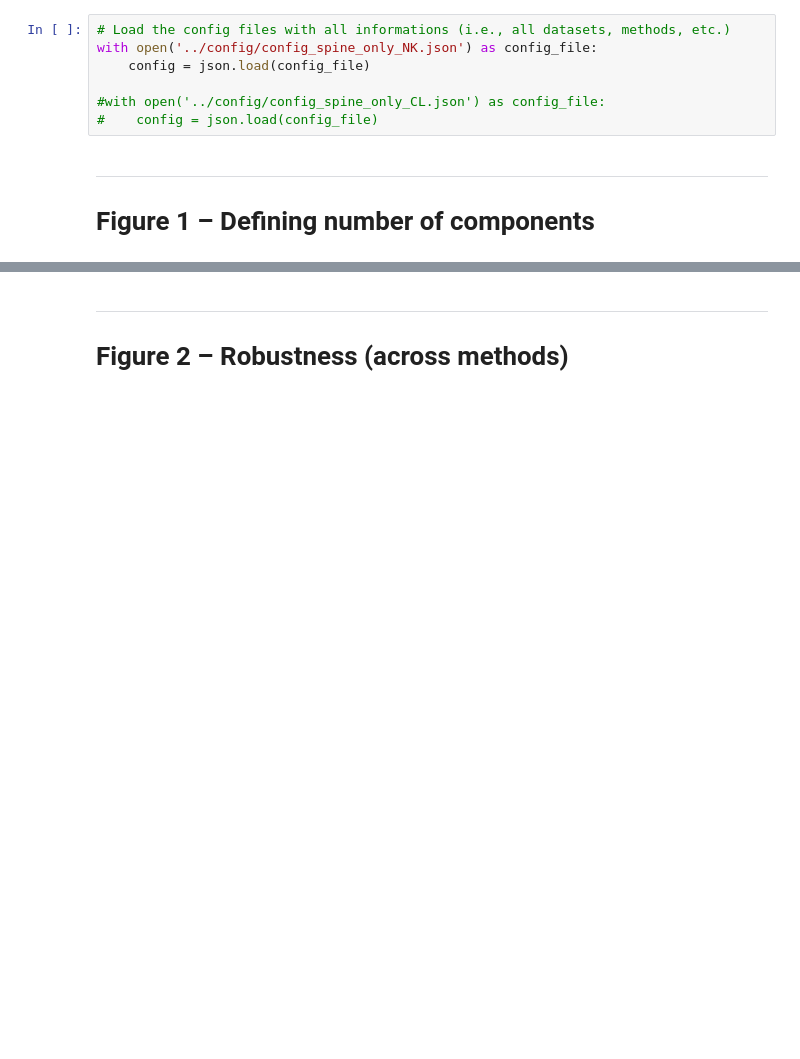
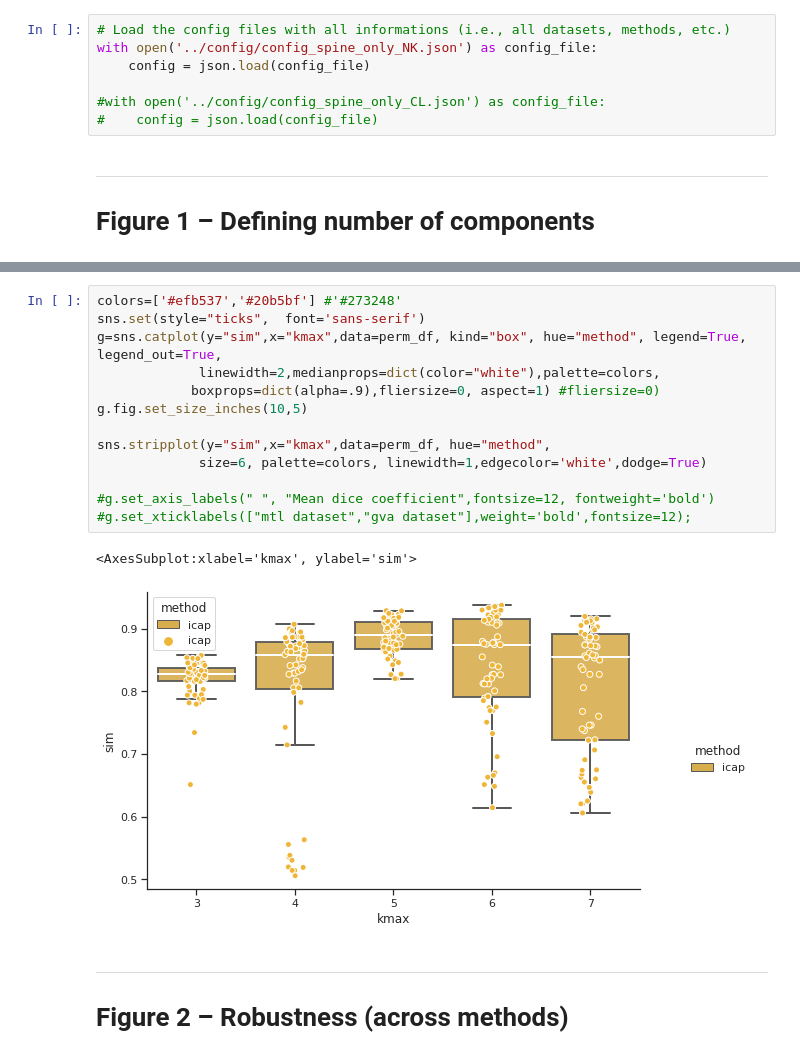
Before and after one commit to NawalK/hc_project_analyses, a Jupyter notebook: notebook/analysis_spine_only_paper.ipynb, the cells around one changed output, grey strips where cells are left out. Saved outputs shown, nothing was run; the diff lists cells and outputs as text; blank space fills up the shorter version.

```diff
--- a/notebook/analysis_spine_only_paper.ipynb
+++ b/notebook/analysis_spine_only_paper.ipynb
@@ -81,3 +98,19 @@ METHOD 2: Comparing two sets of components across K values
+# %%
+colors=['#efb537','#20b5bf'] #'#273248'
+sns.set(style="ticks",  font='sans-serif')
+g=sns.catplot(y="sim",x="kmax",data=perm_df, kind="box", hue="method", legend=True, legend_out=True,
+             linewidth=2,medianprops=dict(color="white"),palette=colors,
+            boxprops=dict(alpha=.9),fliersize=0, aspect=1) #fliersize=0)
+g.fig.set_size_inches(10,5)
+
+sns.stripplot(y="sim",x="kmax",data=perm_df, hue="method",
+             size=6, palette=colors, linewidth=1,edgecolor='white',dodge=True)
+
+#g.set_axis_labels(" ", "Mean dice coefficient",fontsize=12, fontweight='bold')
+#g.set_xticklabels(["mtl dataset","gva dataset"],weight='bold',fontsize=12);
+# %% [output]
+<AxesSubplot:xlabel='kmax', ylabel='sim'>
+[figure, added]
 # %% [markdown]
 <hr style="border:1px solid black">
 
```
Also changed, not shown: parts of 31 cells of this notebook, 3 other files.
